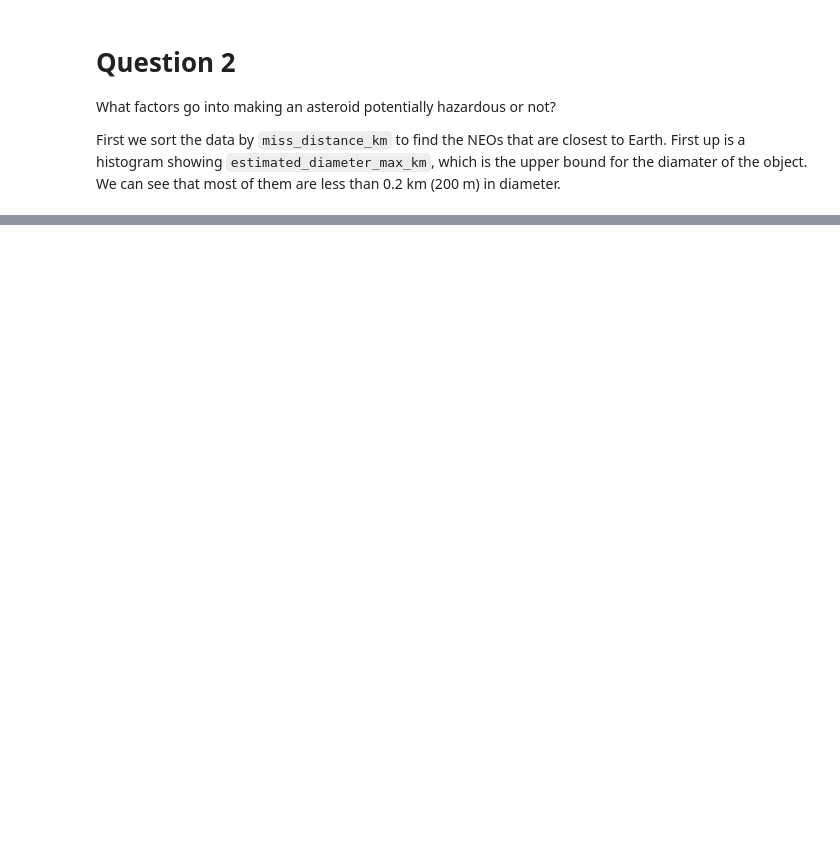
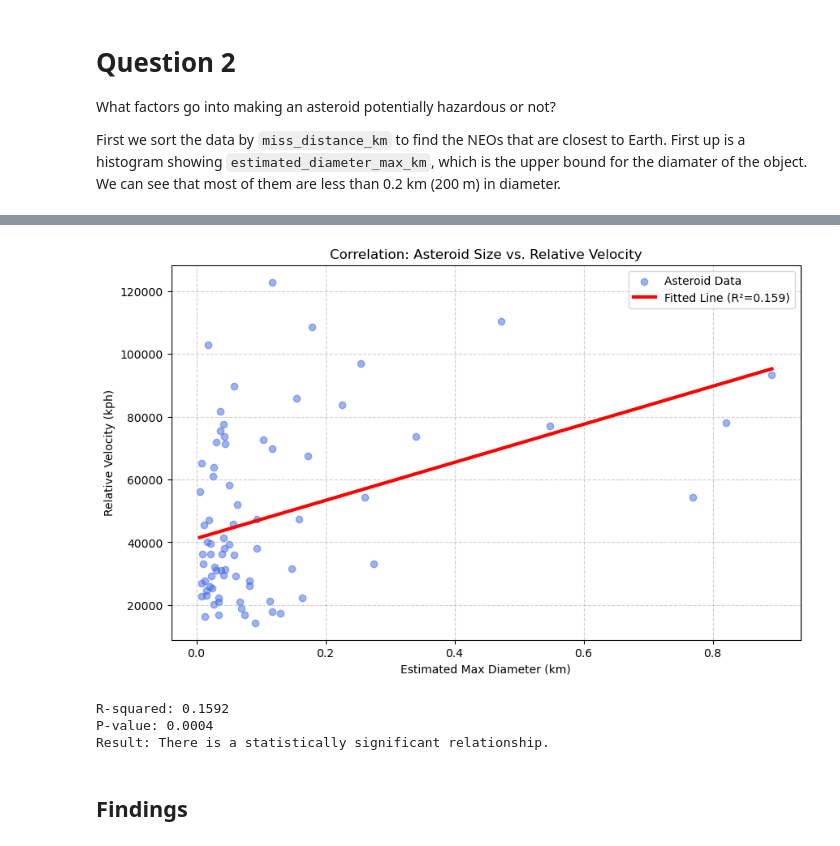
Before and after one commit to blobinaticuber/301-space-traffic-control, a Jupyter notebook: python/q2.ipynb, the cells around one changed output, grey strips where cells are left out. Cells and saved outputs as stored; diff of their text form; code cells hidden in the pictures; blank space fills up the shorter version.

Commit message:
Fixed linear regression and line of best fit

```diff
--- a/python/q2.ipynb
+++ b/python/q2.ipynb
@@ -74,0 +75,44 @@ Scatter plot of brightness vs. miss distance:
+# %%
+# --- Linear Regression Section ---
+# 1. Clean the data for regression (linregress fails if there are NaNs)
+# We create a 'mask' to find rows where both diam and rv have valid numbers
+mask = ~np.isnan(diam) & ~np.isnan(rv)
+clean_diam = diam[mask]
+clean_rv = rv[mask]
+
+# 2. Run the regression
+slope, intercept, r_value, p_value, std_err = stats.linregress(clean_diam, clean_rv)
+
+# 3. Create the plot
+plt.figure(figsize=(10, 6))
+plt.scatter(clean_diam, clean_rv, alpha=0.5, label='Asteroid Data', color='royalblue')
+
+# 4. Calculate the line of best fit
+# We only need two points to draw a straight line: the min and max of our x-axis
+x_line = np.array([clean_diam.min(), clean_diam.max()])
+y_line = intercept + slope * x_line
+
+plt.plot(x_line, y_line, color='red', linewidth=3, label=f'Fitted Line (R²={r_value**2:.3f})')
+
+# 5. Formatting
+plt.title("Correlation: Asteroid Size vs. Relative Velocity")
+plt.xlabel("Estimated Max Diameter (km)")
+plt.ylabel("Relative Velocity (kph)")
+plt.legend()
+plt.grid(True, linestyle='--', alpha=0.6)
+plt.show()
+
+# 6. Statistical Output
+print(f"R-squared: {r_value**2:.4f}")
+print(f"P-value: {p_value:.4f}")
+if p_value < 0.05:
+    print("Result: There is a statistically significant relationship.")
+else:
+    print("Result: No strong statistical relationship between size and velocity.")
+# %% [output]
+[figure, added]
+R-squared: 0.1592
+P-value: 0.0004
+Result: There is a statistically significant relationship.
+# %% [markdown]
+## Findings
```
Also changed, not shown: parts of 1 cell of this notebook.
